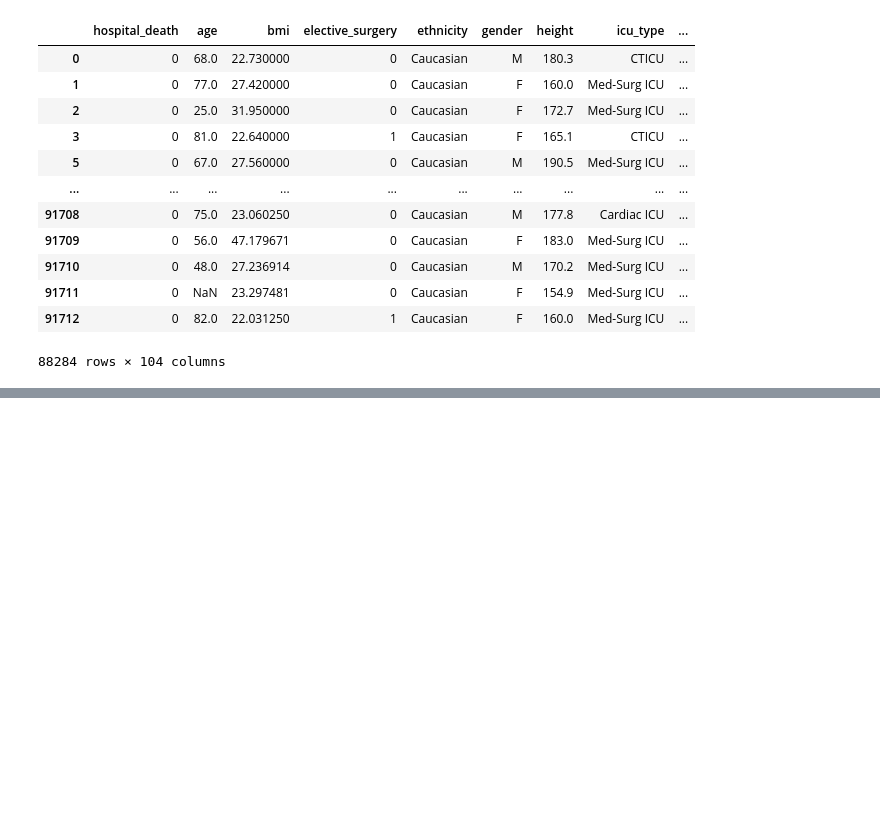
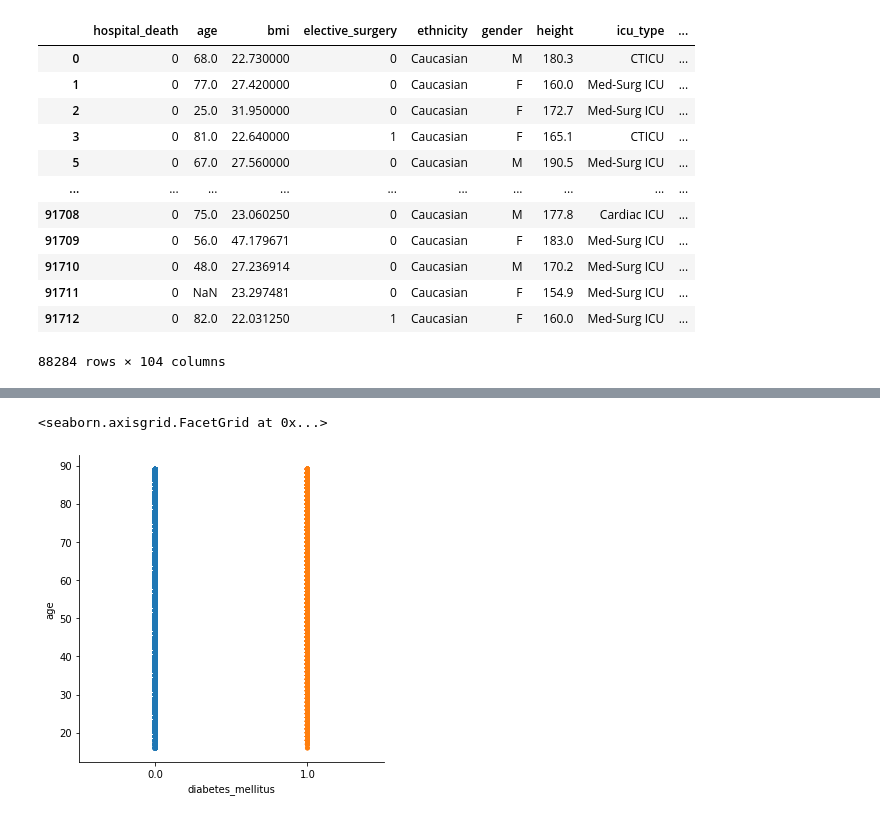
Before and after one commit to ConorD212/UCDPA_ConorDixon, a Jupyter notebook: DataSet 1 Patient Survival Prediction Dataset/DataSet 1 Patient Survival Prediction Dataset.ipynb, the cells around one changed output, grey strips where cells are left out. Cells and saved outputs as stored; diff of their text form; code cells hidden in the pictures; blank space fills up the shorter version.

```diff
--- a/DataSet 1 Patient Survival Prediction Dataset/DataSet 1 Patient Survival Prediction Dataset.ipynb
+++ b/DataSet 1 Patient Survival Prediction Dataset/DataSet 1 Patient Survival Prediction Dataset.ipynb
@@ -223 +228,6 @@ import seaborn as sns
+# %%
+sns.catplot(x="diabetes_mellitus", y="age", jitter=False, data=data)
+# %% [output]
+<seaborn.axisgrid.FacetGrid at 0x...>
+[figure, added]
 # %%
```
Also changed, not shown: parts of 10 cells of this notebook.
